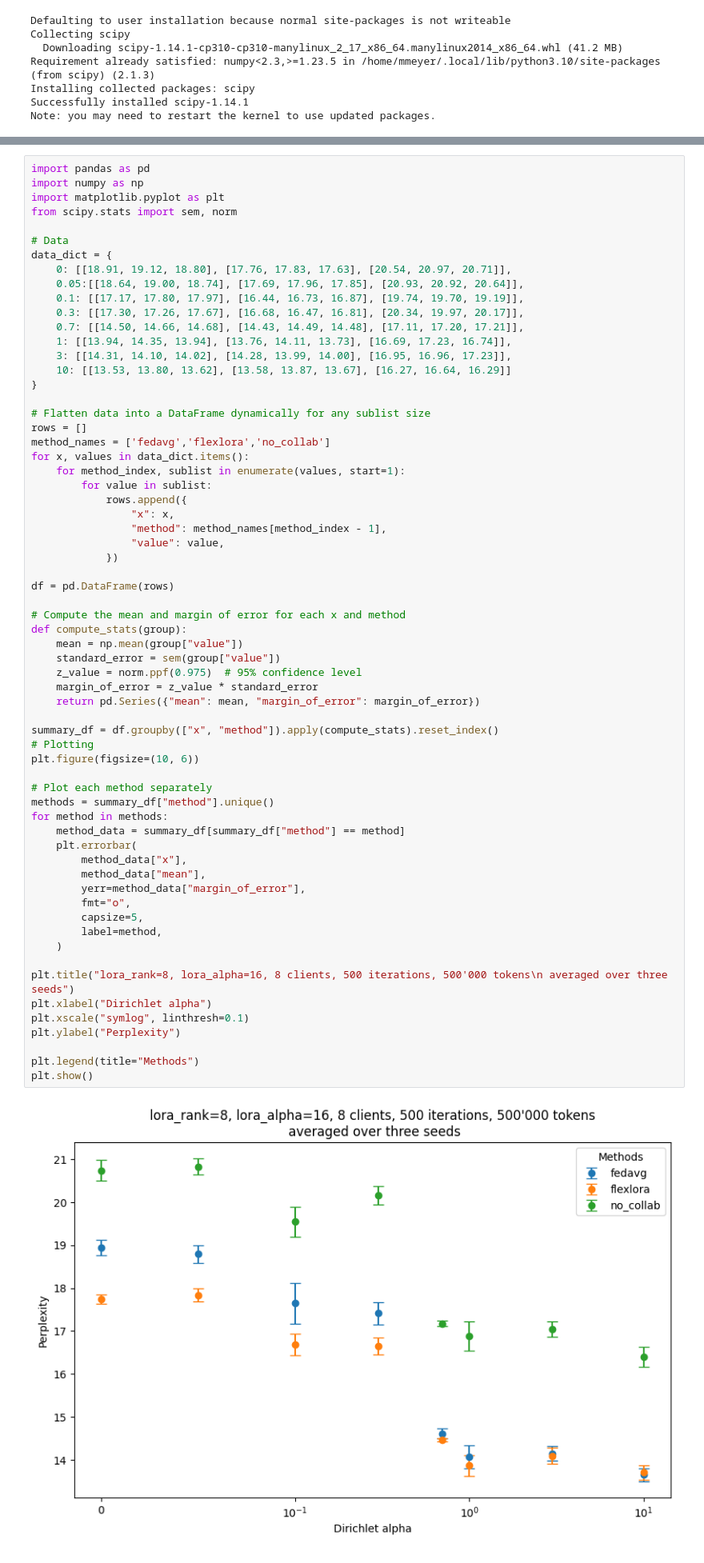
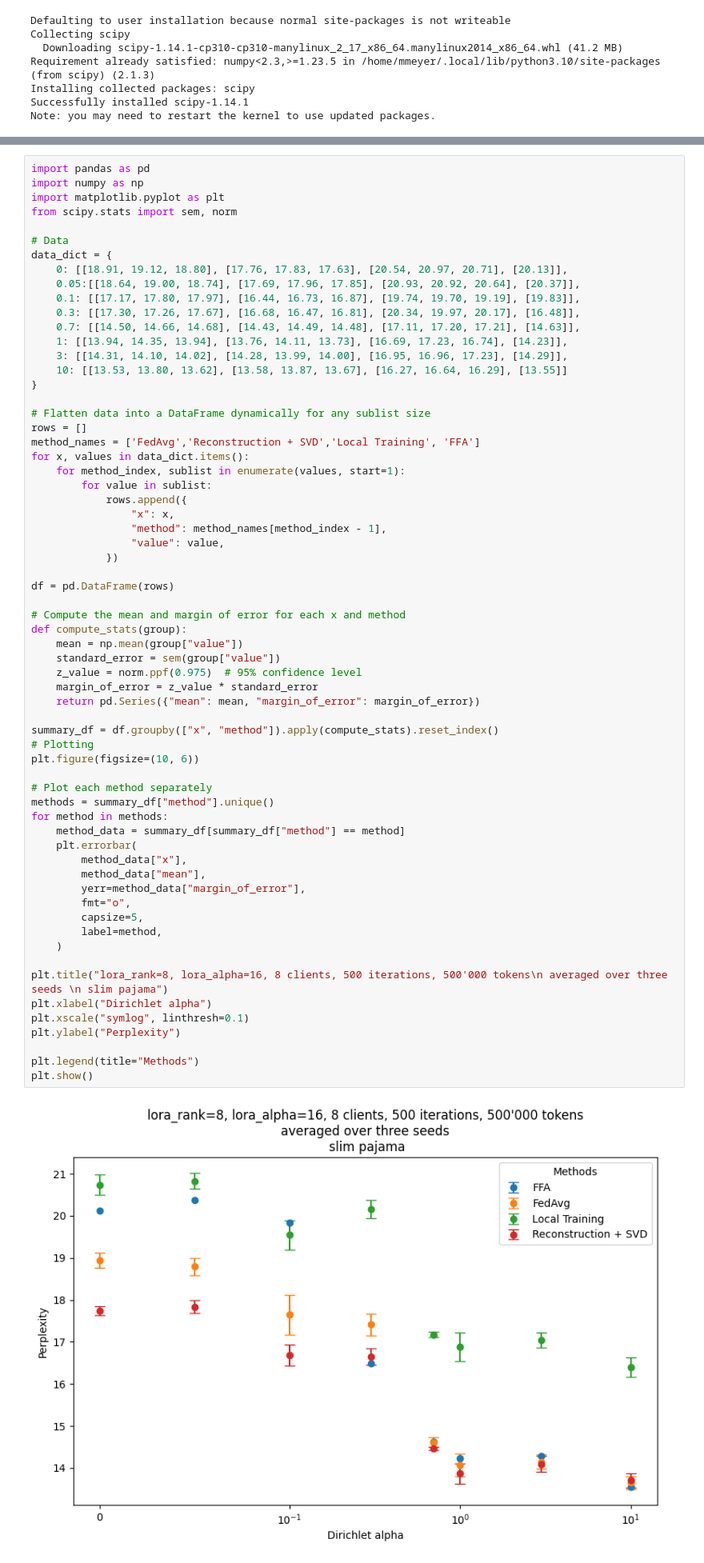
Before and after one commit to Matthew2357/project, a Jupyter notebook: first_graphs.ipynb, the cells around one changed output, grey strips where cells are left out. Shown at 80% size. Saved outputs shown, nothing was run; the diff lists cells and outputs as text.

```diff
--- a/first_graphs.ipynb
+++ b/first_graphs.ipynb
@@ -465,19 +472,19 @@ from scipy.stats import sem, norm
 
 # Data
 data_dict = {
-    0: [[18.91, 19.12, 18.80], [17.76, 17.83, 17.63], [20.54, 20.97, 20.71]],
-    0.05:[[18.64, 19.00, 18.74], [17.69, 17.96, 17.85], [20.93, 20.92, 20.64]],
-    0.1: [[17.17, 17.80, 17.97], [16.44, 16.73, 16.87], [19.74, 19.70, 19.19]],
-    0.3: [[17.30, 17.26, 17.67], [16.68, 16.47, 16.81], [20.34, 19.97, 20.17]],
-    0.7: [[14.50, 14.66, 14.68], [14.43, 14.49, 14.48], [17.11, 17.20, 17.21]],
-    1: [[13.94, 14.35, 13.94], [13.76, 14.11, 13.73], [16.69, 17.23, 16.74]],
-    3: [[14.31, 14.10, 14.02], [14.28, 13.99, 14.00], [16.95, 16.96, 17.23]],
-    10: [[13.53, 13.80, 13.62], [13.58, 13.87, 13.67], [16.27, 16.64, 16.29]]
+    0: [[18.91, 19.12, 18.80], [17.76, 17.83, 17.63], [20.54, 20.97, 20.71], [20.13]],
+    0.05:[[18.64, 19.00, 18.74], [17.69, 17.96, 17.85], [20.93, 20.92, 20.64], [20.37]],
+    0.1: [[17.17, 17.80, 17.97], [16.44, 16.73, 16.87], [19.74, 19.70, 19.19], [19.83]],
+    0.3: [[17.30, 17.26, 17.67], [16.68, 16.47, 16.81], [20.34, 19.97, 20.17], [16.48]],
+    0.7: [[14.50, 14.66, 14.68], [14.43, 14.49, 14.48], [17.11, 17.20, 17.21], [14.63]],
+    1: [[13.94, 14.35, 13.94], [13.76, 14.11, 13.73], [16.69, 17.23, 16.74], [14.23]],
+    3: [[14.31, 14.10, 14.02], [14.28, 13.99, 14.00], [16.95, 16.96, 17.23], [14.29]],
+    10: [[13.53, 13.80, 13.62], [13.58, 13.87, 13.67], [16.27, 16.64, 16.29], [13.55]]
 }
 
 # Flatten data into a DataFrame dynamically for any sublist size
 rows = []
-method_names = ['fedavg','flexlora','no_collab']
+method_names = ['FedAvg','Reconstruction + SVD','Local Training', 'FFA']
 for x, values in data_dict.items():
     for method_index, sublist in enumerate(values, start=1):
         for value in sublist:
@@ -494,32 +501,32 @@ def compute_stats(group):
     mean = np.mean(group["value"])
     standard_error = sem(group["value"])
     z_value = norm.ppf(0.975)  # 95% confidence level
     margin_of_error = z_value * standard_error
     return pd.Series({"mean": mean, "margin_of_error": margin_of_error})
 
 summary_df = df.groupby(["x", "method"]).apply(compute_stats).reset_index()
 # Plotting
 plt.figure(figsize=(10, 6))
 
 # Plot each method separately
 methods = summary_df["method"].unique()
 for method in methods:
     method_data = summary_df[summary_df["method"] == method]
     plt.errorbar(
         method_data["x"],
         method_data["mean"],
         yerr=method_data["margin_of_error"],
         fmt="o",
         capsize=5,
         label=method,
     )
 
-plt.title("lora_rank=8, lora_alpha=16, 8 clients, 500 iterations, 500'000 tokens\n averaged over three seeds")
+plt.title("lora_rank=8, lora_alpha=16, 8 clients, 500 iterations, 500'000 tokens\n averaged over three seeds \n slim pajama")
 plt.xlabel("Dirichlet alpha")
 plt.xscale("symlog", linthresh=0.1)
 plt.ylabel("Perplexity")
 
 plt.legend(title="Methods")
 plt.show()
 # %% [output]
-[figure, old version]
+[figure, new version]
```
Also changed, not shown: parts of 7 cells of this notebook, 4 other files.
